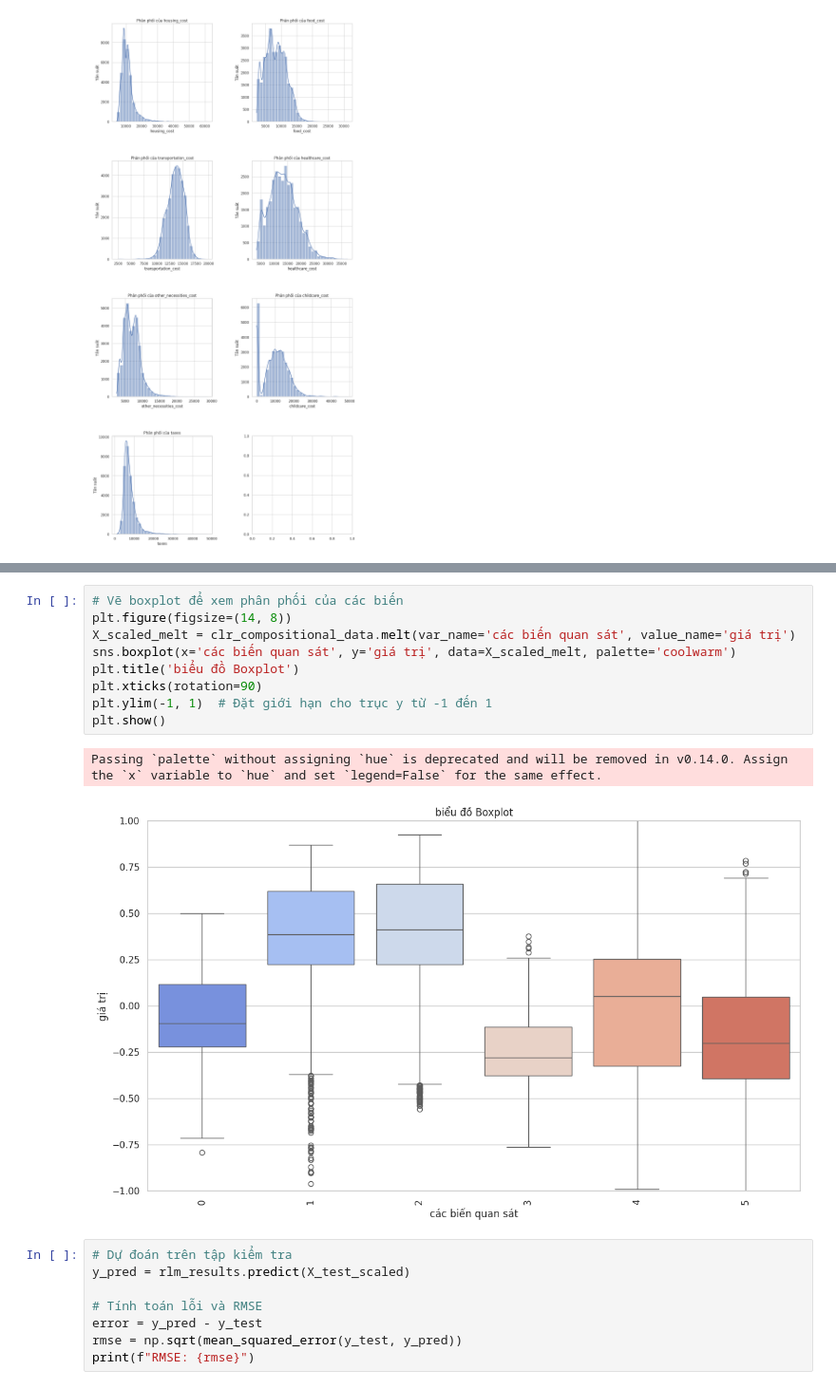
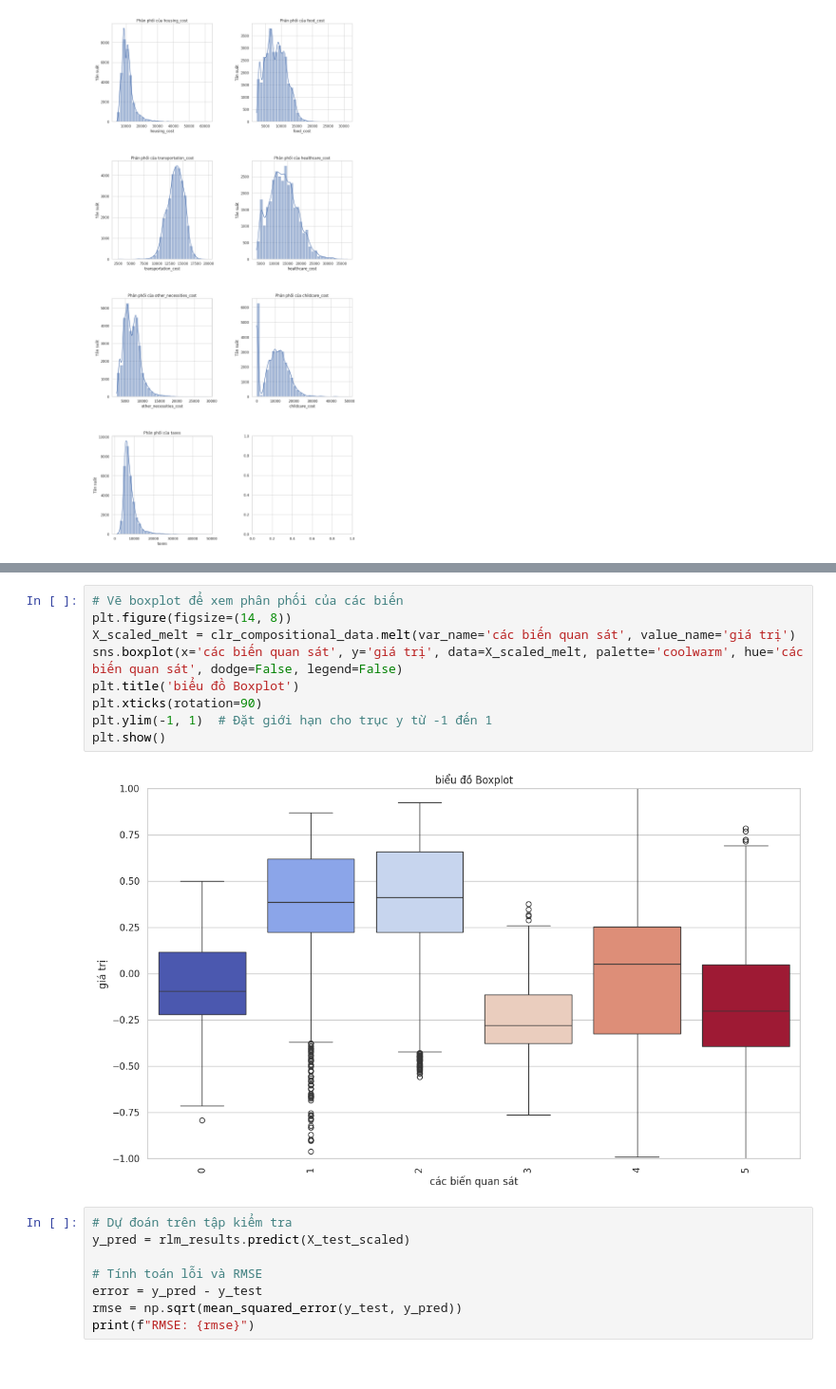
Before and after one commit to leonadoMacrus/final01, a Jupyter notebook: cost_of_living_us copy.ipynb, the cells around one changed output, grey strips where cells are left out. Shown at 95% size. Saved outputs shown, nothing was run; the diff lists cells and outputs as text.

```diff
--- a/cost_of_living_us copy.ipynb
+++ b/cost_of_living_us copy.ipynb
@@ -133,15 +132,14 @@ If the model instance has been used for another fit with different fit parameter
 # %%
 # Vẽ boxplot để xem phân phối của các biến
 plt.figure(figsize=(14, 8))
 X_scaled_melt = clr_compositional_data.melt(var_name='các biến quan sát', value_name='giá trị')
-sns.boxplot(x='các biến quan sát', y='giá trị', data=X_scaled_melt, palette='coolwarm')
+sns.boxplot(x='các biến quan sát', y='giá trị', data=X_scaled_melt, palette='coolwarm', hue='các biến quan sát', dodge=False, legend=False)
 plt.title('biểu đồ Boxplot')
 plt.xticks(rotation=90)
 plt.ylim(-1, 1)  # Đặt giới hạn cho trục y từ -1 đến 1
 plt.show()
 # %% [output]
-Passing `palette` without assigning `hue` is deprecated and will be removed in v0.14.0. Assign the `x` variable to `hue` and set `legend=False` for the same effect.
-[figure, old version]
+[figure, new version]
 # %%
 # Dự đoán trên tập kiểm tra
 y_pred = rlm_results.predict(X_test_scaled)
```
Also changed, not shown: parts of 4 cells of this notebook, 2 other files.
